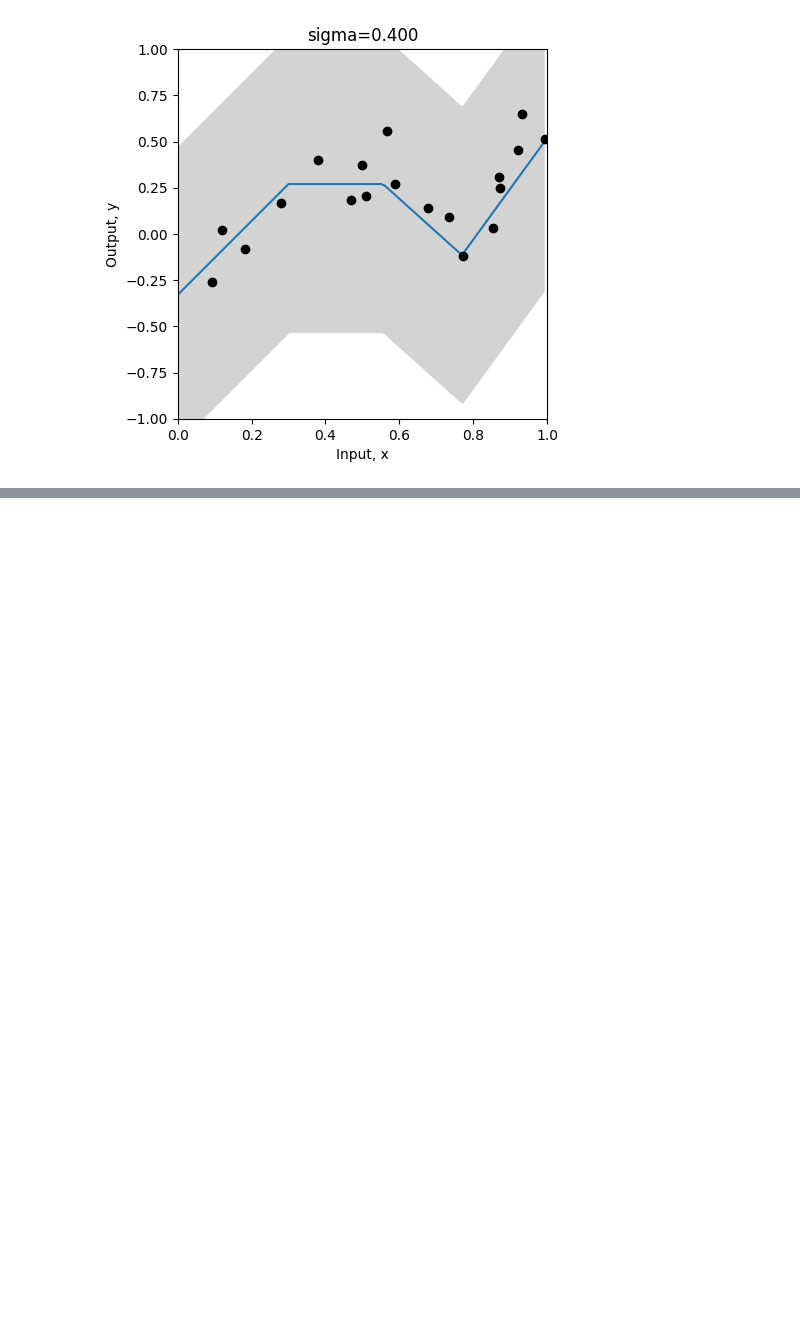
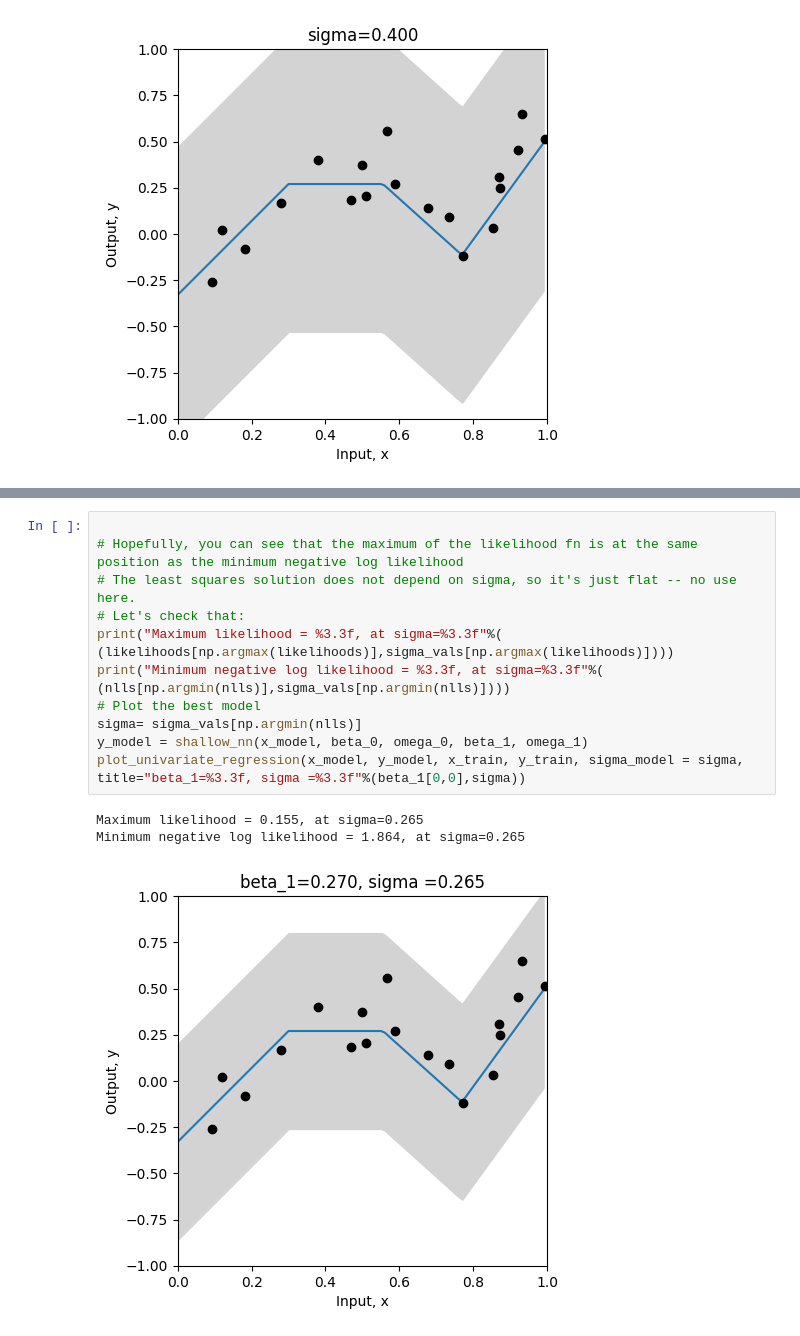
Before and after one commit to Saransh-Basu-01/Understanding-Deep-learning-, a Jupyter notebook: Chapter_5_Loss_Functions.ipynb, the cells around one changed output, grey strips where cells are left out. Cells and saved outputs as stored; diff of their text form; blank space fills up the shorter version.

```diff
--- a/Chapter_5_Loss_Functions.ipynb
+++ b/Chapter_5_Loss_Functions.ipynb
@@ -309,0 +335,15 @@ for count in range(len(sigma_vals)):
+# %%
+
+# Hopefully, you can see that the maximum of the likelihood fn is at the same position as the minimum negative log likelihood
+# The least squares solution does not depend on sigma, so it's just flat -- no use here.
+# Let's check that:
+print("Maximum likelihood = %3.3f, at sigma=%3.3f"%( (likelihoods[np.argmax(likelihoods)],sigma_vals[np.argmax(likelihoods)])))
+print("Minimum negative log likelihood = %3.3f, at sigma=%3.3f"%( (nlls[np.argmin(nlls)],sigma_vals[np.argmin(nlls)])))
+# Plot the best model
+sigma= sigma_vals[np.argmin(nlls)]
+y_model = shallow_nn(x_model, beta_0, omega_0, beta_1, omega_1)
+plot_univariate_regression(x_model, y_model, x_train, y_train, sigma_model = sigma, title="beta_1=%3.3f, sigma =%3.3f"%(beta_1[0,0],sigma))
+# %% [output]
+Maximum likelihood = 0.155, at sigma=0.265
+Minimum negative log likelihood = 1.864, at sigma=0.265
+[figure, added]
```
Also changed, not shown: parts of 1 cell of this notebook.
